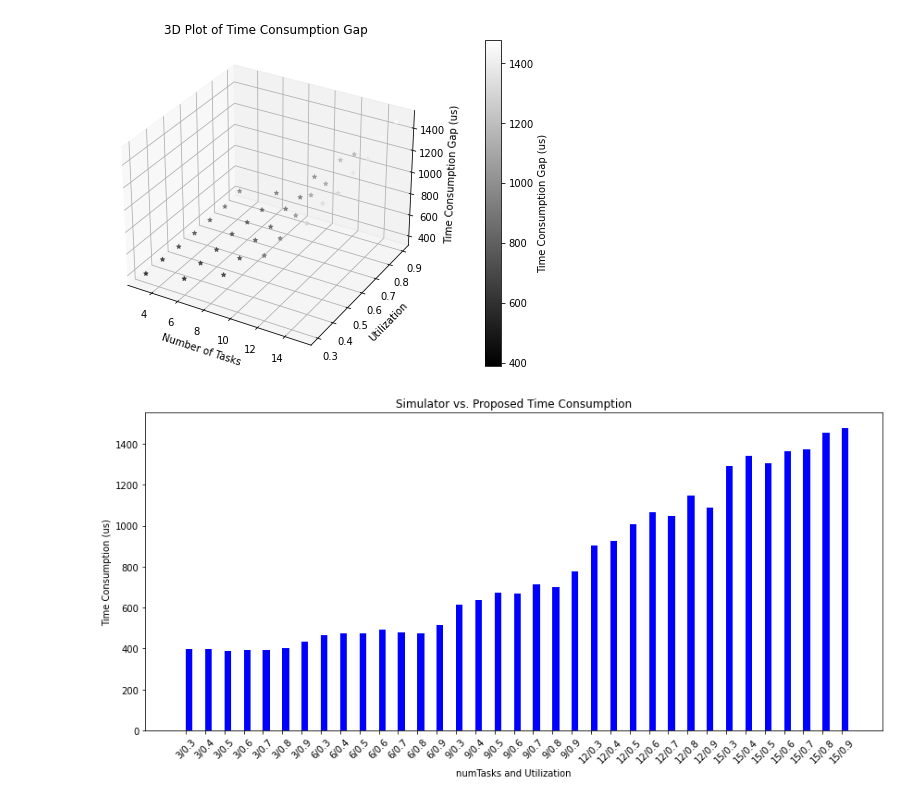
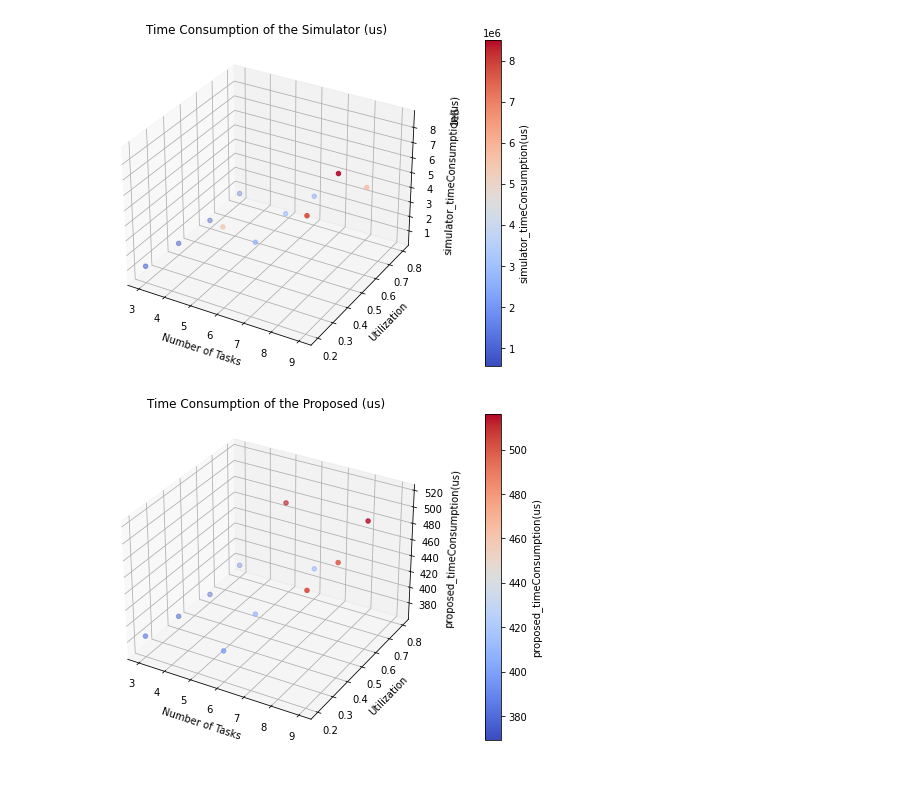
Before and after one commit to YoonKyonghwan/CFS_WCRT_Analysis, a Jupyter notebook: script/analysis/time_complexity.ipynb, the cells around one changed output. Cells and saved outputs as stored; diff of their text form; code cells hidden in the pictures.

```diff
--- a/script/analysis/time_complexity.ipynb
+++ b/script/analysis/time_complexity.ipynb
@@ -102,67 +107,7 @@ plt.show()
-# %%
-import pandas as pd
-import matplotlib.pyplot as plt
-from mpl_toolkits.mplot3d import Axes3D
-
-# Read the CSV file into a DataFrame
-summary_result_path = "../../exp_results/result_summary.csv"
-df = pd.read_csv(summary_result_path, sep=",")
-
-# Group the data by 'numTasks', 'utilization', and calculate the average values
-grouped_data = df.groupby(['numTasks', 'utilization'])[['simulator_timeConsumption(us)', 'proposed_timeConsumption(us)']].mean().reset_index()
-
-# Create a 3D plot to show the relationship between 'numTasks', 'utilization', and 'timeConsumptionGap'
-fig = plt.figure(figsize=(10, 6))
-ax = fig.add_subplot(111, projection='3d')
-
-x = grouped_data['numTasks']
-y = grouped_data['utilization']
-z = grouped_data['proposed_timeConsumption(us)']
-
-# Calculate grayscale values based on 'z'
-min_z, max_z = min(z), max(z)
-gray_values = [(val - min_z) / (max_z - min_z) for val in z]
-
-
-scatter = ax.scatter(x, y, z, c=z, cmap='gray', marker='*')
-ax.set_xlabel('Number of Tasks')
-ax.set_ylabel('Utilization')
-ax.set_zlabel('Time Consumption Gap (us)')
-ax.set_title('3D Plot of Time Consumption Gap')
-
-# Add a colorbar
-cbar = fig.colorbar(scatter, ax=ax, pad=0.1)
-cbar.set_label('Time Consumption Gap (us)')
-
-plt.show()
-# %% [output]
-[figure, removed]
-# %%
-import numpy as np
-
-# Create a list of unique combinations of 'numTasks' and 'utilization'
-combinations = grouped_data[['numTasks', 'utilization']].values
-
-# Create an array to represent x-axis positions for bars
-x = np.arange(len(combinations))
-
-# Width of each bar
-bar_width = 0.35
-
-# Create a bar chart to visualize 'simulator_timeConsumption' and 'proposed_timeConsumption' with separate bars
-fig, ax = plt.subplots(figsize=(12, 6))
-
-for i, (num_tasks, utilization) in enumerate(combinations):
-    group = grouped_data[(grouped_data['numTasks'] == num_tasks) & (grouped_data['utilization'] == utilization)]
-    ax.bar(x[i] - bar_width/2, group['simulator_timeConsumption(us)'], bar_width, label=f'Simulator {num_tasks} / {utilization}', color='red')
-    ax.bar(x[i] + bar_width/2, group['proposed_timeConsumption(us)'], bar_width, label=f'Proposed {num_tasks} / {utilization}', color='blue')
-
-ax.set_xlabel('numTasks and Utilization')
-ax.set_ylabel('Time Consumption (us)')
-ax.set_title('Simulator vs. Proposed Time Consumption')
-ax.set_xticks(x)
-ax.set_xticklabels([str(int(num_tasks)) + "/" + str(utilization) for num_tasks, utilization in combinations], rotation=45)
-plt.tight_layout()
-plt.show()
-# %% [output]
-[figure, removed]
+# %%
+creat3Dplot(grouped_data_filtered['simulator_timeConsumption(us)'], 'simulator_timeConsumption(us)', 'Time Consumption of the Simulator (us)')
+creat3Dplot(grouped_data_filtered['proposed_timeConsumption(us)'], 'proposed_timeConsumption(us)', 'Time Consumption of the Proposed (us)')
+# creat3Dplot(grouped_data_filtered['simulator_timeConsumption(us)'] - grouped_data['proposed_timeConsumption(us)'], 'timeConsumption Gap(us)', 'Time Consumption Gap (us)')
+# %% [output]
+[figure, added]
+[figure, added]
```
Also changed, not shown: parts of 8 cells of this notebook, 8 other files.
